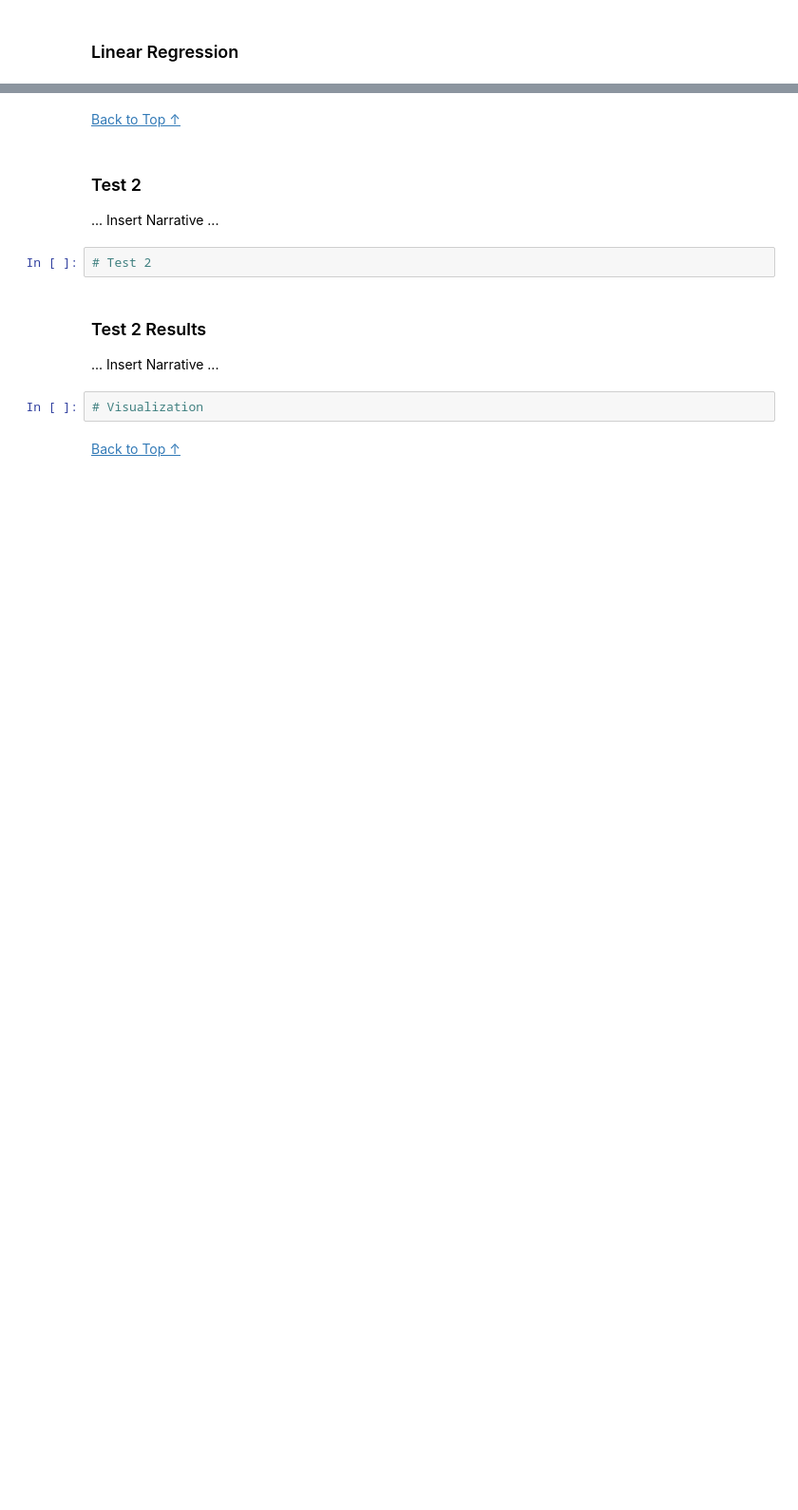
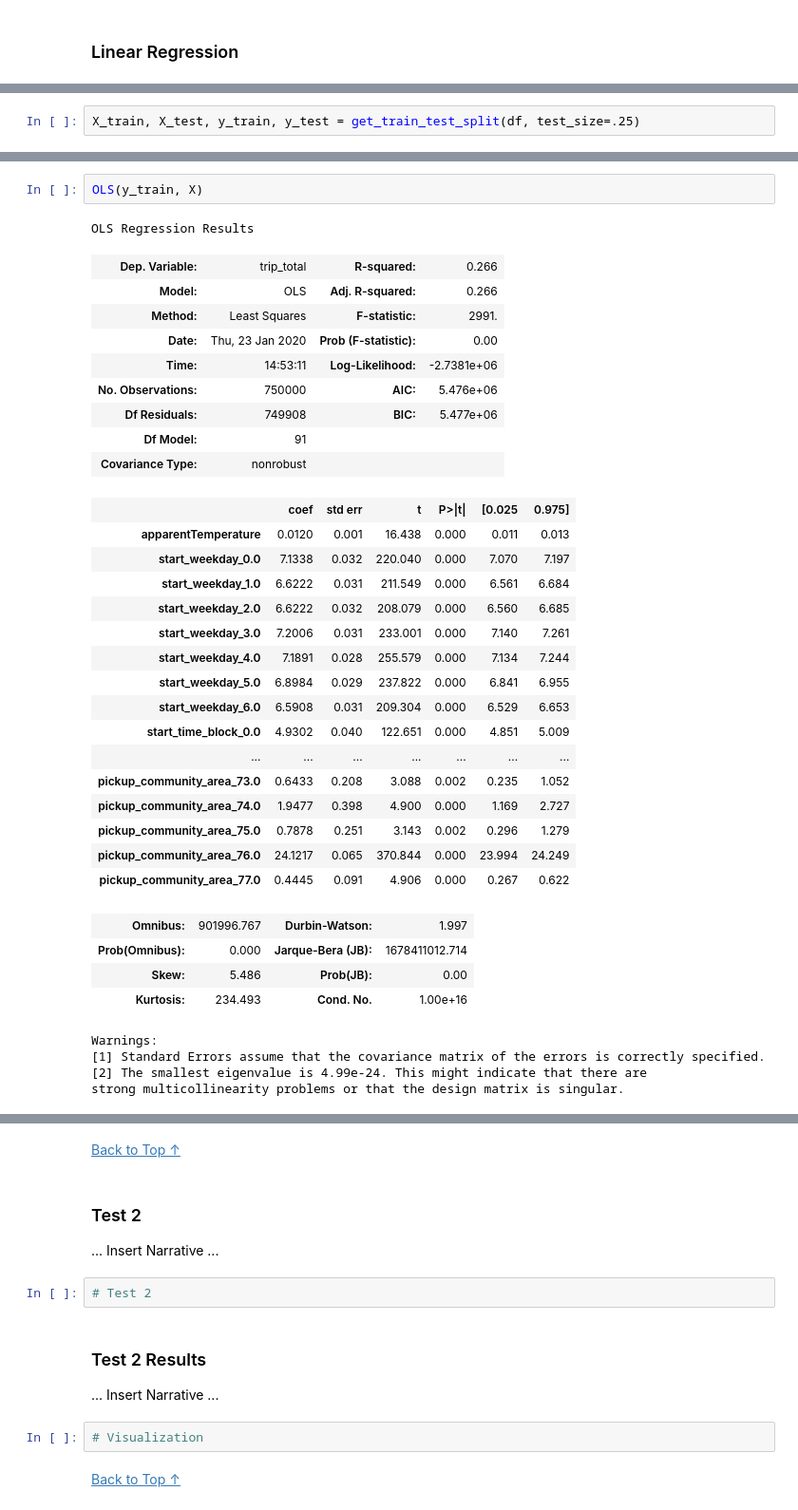
Before and after one commit to muoyo/chicago-ridesharing, a Jupyter notebook: notebooks/rideshare.ipynb, the cells around one changed output, grey strips where cells are left out. Shown at 95% size. Saved outputs shown, nothing was run; the diff lists cells and outputs as text; blank space fills up the shorter version.

Commit message:
Linear regression

```diff
--- a/notebooks/rideshare.ipynb
+++ b/notebooks/rideshare.ipynb
@@ -101,0 +115,2 @@ We selected a significance level of $\alpha=$0.05 for all hypothesis tests.
+# %%
+X_train, X_test, y_train, y_test = get_train_test_split(df, test_size=.25)
@@ -101,0 +123,37 @@ We selected a significance level of $\alpha=$0.05 for all hypothesis tests.
+# %%
+OLS(y_train, X)
+# %% [output]
+OLS Regression Results
+| Dep. Variable: | trip_total | R-squared: | 0.266 |
+| Model: | OLS | Adj. R-squared: | 0.266 |
+| Method: | Least Squares | F-statistic: | 2991. |
+| Date: | Thu, 23 Jan 2020 | Prob (F-statistic): | 0.00 |
+| Time: | 14:53:11 | Log-Likelihood: | -2.7381e+06 |
+| No. Observations: | 750000 | AIC: | 5.476e+06 |
+| Df Residuals: | 749908 | BIC: | 5.477e+06 |
+| Df Model: | 91 |  |  |
+| Covariance Type: | nonrobust |  |  |
+|  | coef | std err | t | P>|t| | [0.025 | 0.975] |
+| apparentTemperature | 0.0120 | 0.001 | 16.438 | 0.000 | 0.011 | 0.013 |
+| start_weekday_0.0 | 7.1338 | 0.032 | 220.040 | 0.000 | 7.070 | 7.197 |
+| start_weekday_1.0 | 6.6222 | 0.031 | 211.549 | 0.000 | 6.561 | 6.684 |
+| start_weekday_2.0 | 6.6222 | 0.032 | 208.079 | 0.000 | 6.560 | 6.685 |
+| start_weekday_3.0 | 7.2006 | 0.031 | 233.001 | 0.000 | 7.140 | 7.261 |
+| start_weekday_4.0 | 7.1891 | 0.028 | 255.579 | 0.000 | 7.134 | 7.244 |
+| start_weekday_5.0 | 6.8984 | 0.029 | 237.822 | 0.000 | 6.841 | 6.955 |
+| start_weekday_6.0 | 6.5908 | 0.031 | 209.304 | 0.000 | 6.529 | 6.653 |
+| start_time_block_0.0 | 4.9302 | 0.040 | 122.651 | 0.000 | 4.851 | 5.009 |
+| ... | ... | ... | ... | ... | ... | ... |
+| pickup_community_area_73.0 | 0.6433 | 0.208 | 3.088 | 0.002 | 0.235 | 1.052 |
+| pickup_community_area_74.0 | 1.9477 | 0.398 | 4.900 | 0.000 | 1.169 | 2.727 |
+| pickup_community_area_75.0 | 0.7878 | 0.251 | 3.143 | 0.002 | 0.296 | 1.279 |
+| pickup_community_area_76.0 | 24.1217 | 0.065 | 370.844 | 0.000 | 23.994 | 24.249 |
+| pickup_community_area_77.0 | 0.4445 | 0.091 | 4.906 | 0.000 | 0.267 | 0.622 |
+| Omnibus: | 901996.767 | Durbin-Watson: | 1.997 |
+| Prob(Omnibus): | 0.000 | Jarque-Bera (JB): | 1678411012.714 |
+| Skew: | 5.486 | Prob(JB): | 0.00 |
+| Kurtosis: | 234.493 | Cond. No. | 1.00e+16 |
+Warnings:
+[1] Standard Errors assume that the covariance matrix of the errors is correctly specified.
+[2] The smallest eigenvalue is 4.99e-24. This might indicate that there are
+strong multicollinearity problems or that the design matrix is singular.
```
Also changed, not shown: parts of 22 cells of this notebook, 1 other file.
